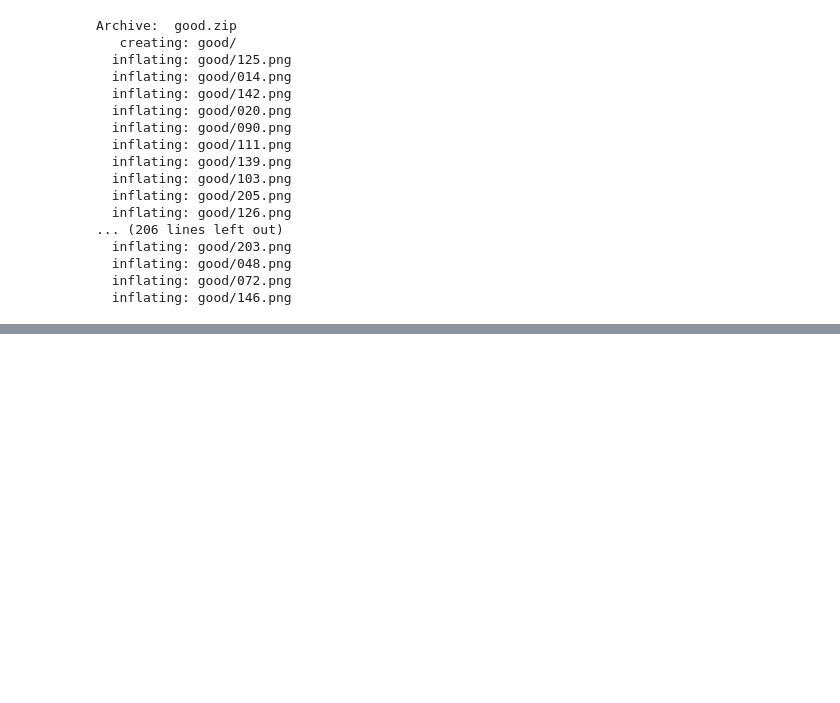
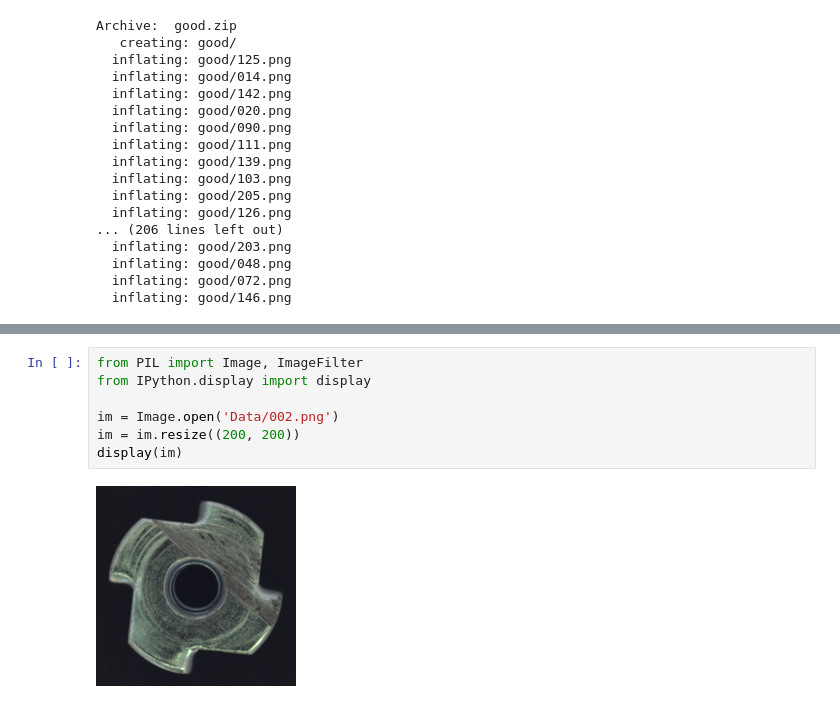
Before and after one commit to mamorusugamoto/anomaly_det_cutpaste, a Jupyter notebook: anomaly_detection_cutpaste.ipynb, the cells around one changed output, grey strips where cells are left out. Drawn from its saved outputs; the diff is of its cells as text; blank space fills up the shorter version.

```diff
--- a/anomaly_detection_cutpaste.ipynb
+++ b/anomaly_detection_cutpaste.ipynb
@@ -96,0 +93,9 @@ NameError: name 'THRESHOLD' is not defined
+# %%
+from PIL import Image, ImageFilter
+from IPython.display import display
+
+im = Image.open('Data/002.png')
+im = im.resize((200, 200))
+display(im)
+# %% [output]
+[figure, added]
```
Also changed, not shown: parts of 8 cells of this notebook.
